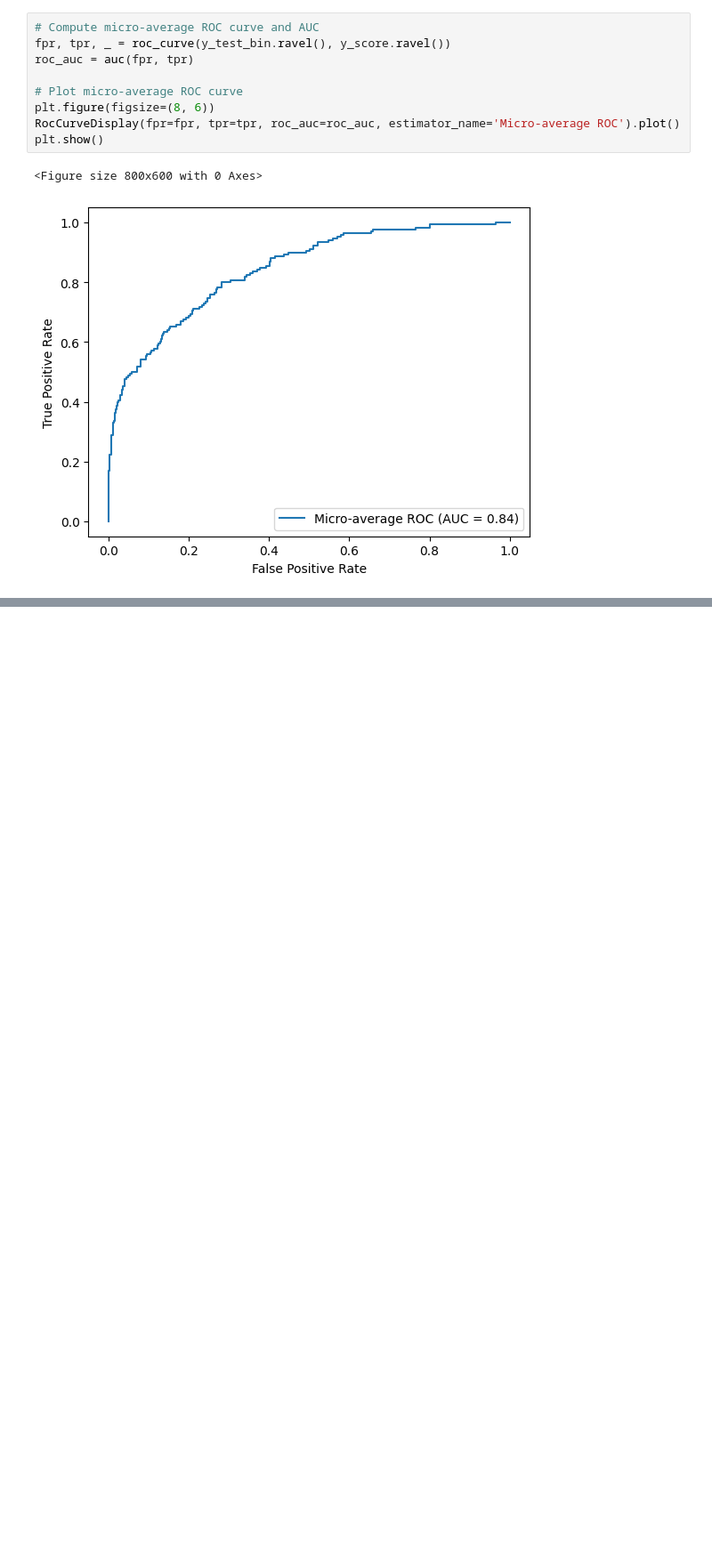
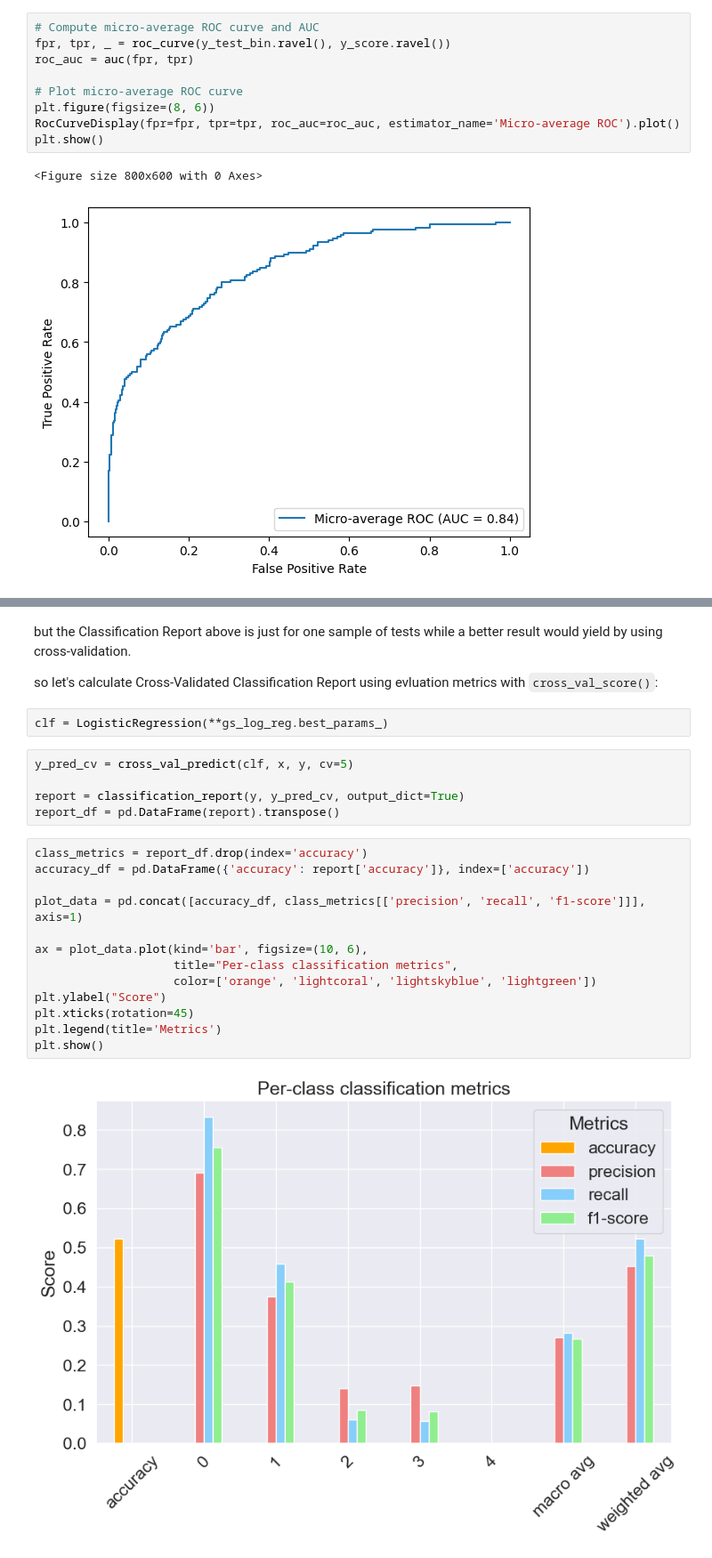
Before and after one commit to Mohamad-Namaki/Classification-Project-UCI-Heart-Disease, a Jupyter notebook: Project.ipynb, the cells around one changed output, grey strips where cells are left out. Shown at 89% size. Drawn from its saved outputs; the diff is of its cells as text; blank space fills up the shorter version.

```diff
--- a/Project.ipynb
+++ b/Project.ipynb
@@ -476,0 +509,26 @@ plt.show()
+# %% [markdown]
+but the Classification Report above is just for one sample of tests while a better result would yield by using cross-validation.
+
+ so let's calculate Cross-Validated Classification Report using evluation metrics with `cross_val_score()`:
+# %%
+clf = LogisticRegression(**gs_log_reg.best_params_)
+# %%
+y_pred_cv = cross_val_predict(clf, x, y, cv=5)
+
+report = classification_report(y, y_pred_cv, output_dict=True)
+report_df = pd.DataFrame(report).transpose()
+# %%
+class_metrics = report_df.drop(index='accuracy')
+accuracy_df = pd.DataFrame({'accuracy': report['accuracy']}, index=['accuracy'])
+
+plot_data = pd.concat([accuracy_df, class_metrics[['precision', 'recall', 'f1-score']]], axis=1)
+
+ax = plot_data.plot(kind='bar', figsize=(10, 6),
+                    title="Per-class classification metrics",
+                    color=['orange', 'lightcoral', 'lightskyblue', 'lightgreen'])
+plt.ylabel("Score")
+plt.xticks(rotation=45)
+plt.legend(title='Metrics')
+plt.show()
+# %% [output]
+[figure, added]
```
Also changed, not shown: parts of 5 cells of this notebook.
